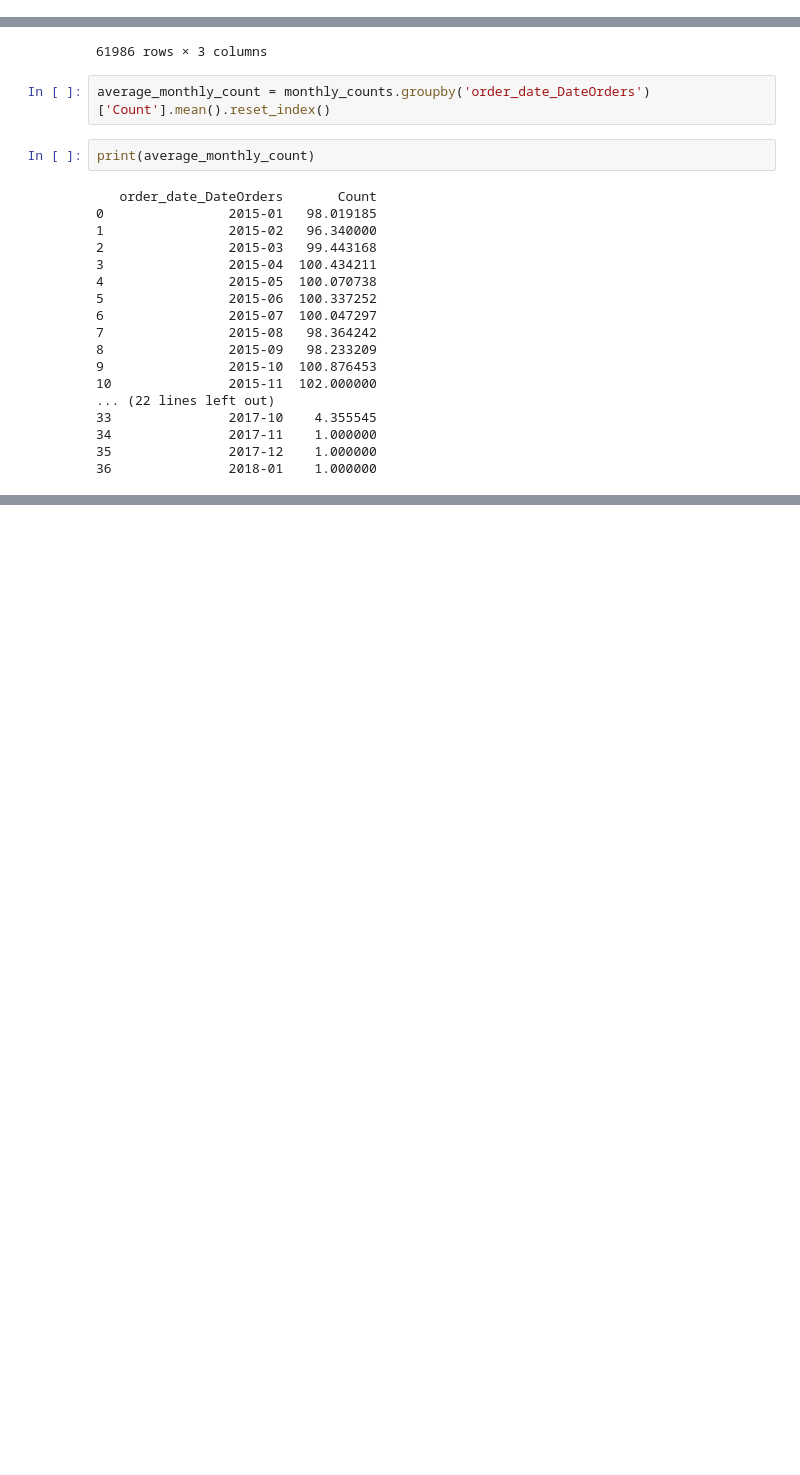
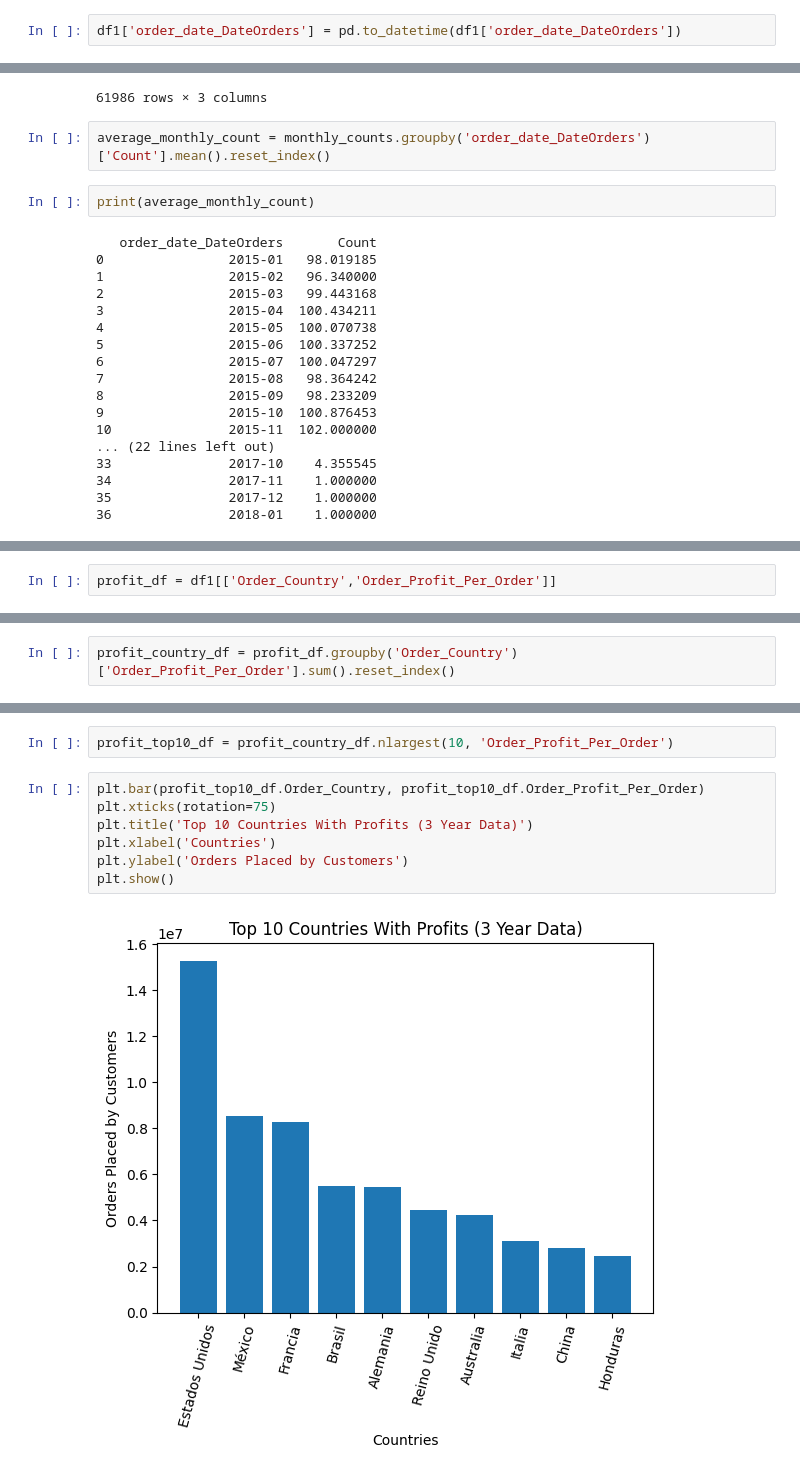
Before and after one commit to CCNY-Analytics-and-Quant/BA-F-2023-Steven-Fernandez-MD-Miah-Mohammed-Hussain, a Jupyter notebook: Final Project/python_code.ipynb, the cells around one changed output, grey strips where cells are left out. Drawn from its saved outputs; the diff is of its cells as text; blank space fills up the shorter version.

```diff
--- a/Final Project/python_code.ipynb
+++ b/Final Project/python_code.ipynb
@@ -25,3 +65,5 @@ df
+# %%
+df1['order_date_DateOrders'] = pd.to_datetime(df1['order_date_DateOrders'])
 # %%
 # Opening database and extrating hte needed data form the sql server and converting them to pandas dataframes
 #db = sqla.create_engine("mssql+pymssql://stevenfernandez37:CCny24038137@johndroescher.com/Fall_2023")
@@ -660,0 +753,2 @@ plt.show()
+# %%
+profit_df = df1[['Order_Country','Order_Profit_Per_Order']]
@@ -660,0 +761,2 @@ plt.show()
+# %%
+profit_country_df = profit_df.groupby('Order_Country')['Order_Profit_Per_Order'].sum().reset_index()
@@ -660,0 +779,11 @@ plt.show()
+# %%
+profit_top10_df = profit_country_df.nlargest(10, 'Order_Profit_Per_Order')
+# %%
+plt.bar(profit_top10_df.Order_Country, profit_top10_df.Order_Profit_Per_Order)
+plt.xticks(rotation=75)
+plt.title('Top 10 Countries With Profits (3 Year Data)')
+plt.xlabel('Countries')
+plt.ylabel('Orders Placed by Customers')
+plt.show()
+# %% [output]
+[figure, added]
```
Also changed, not shown: parts of 87 cells of this notebook.
